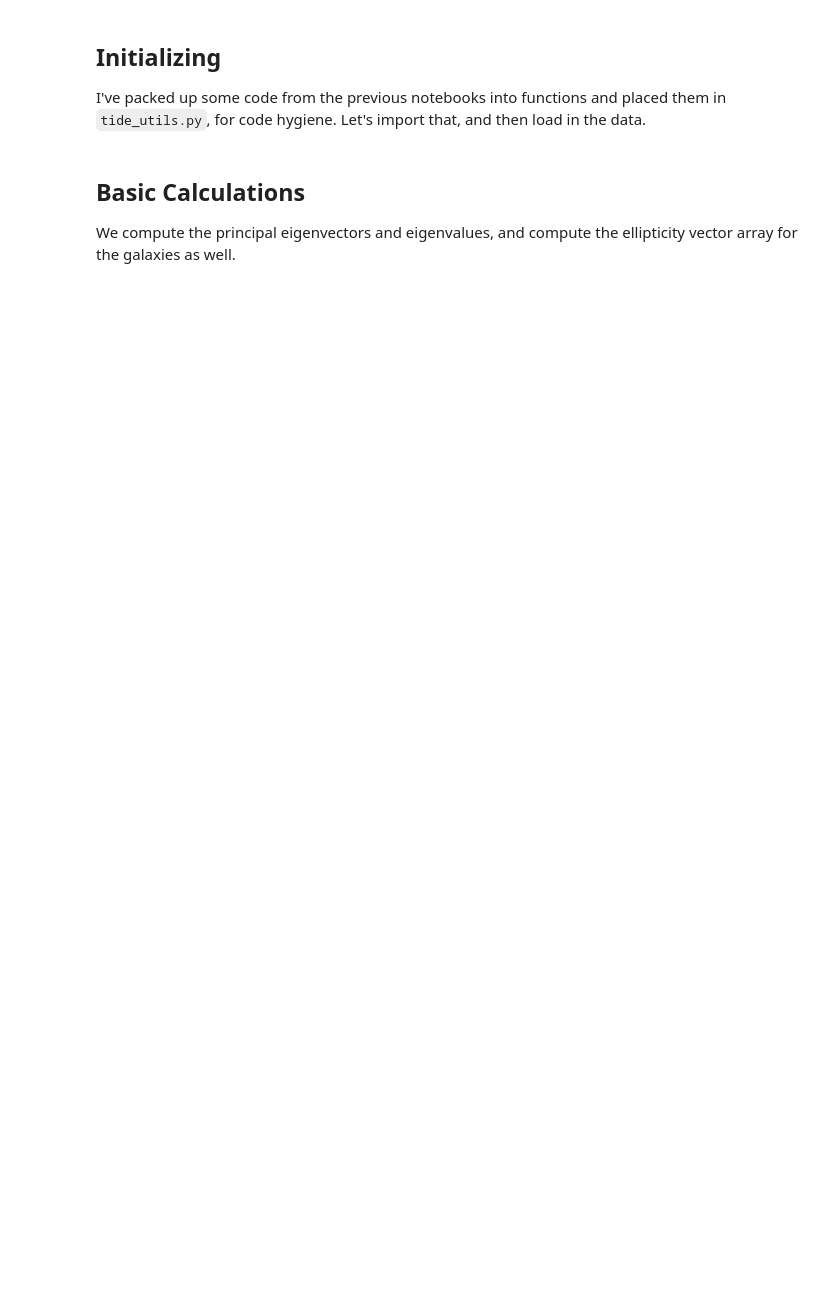
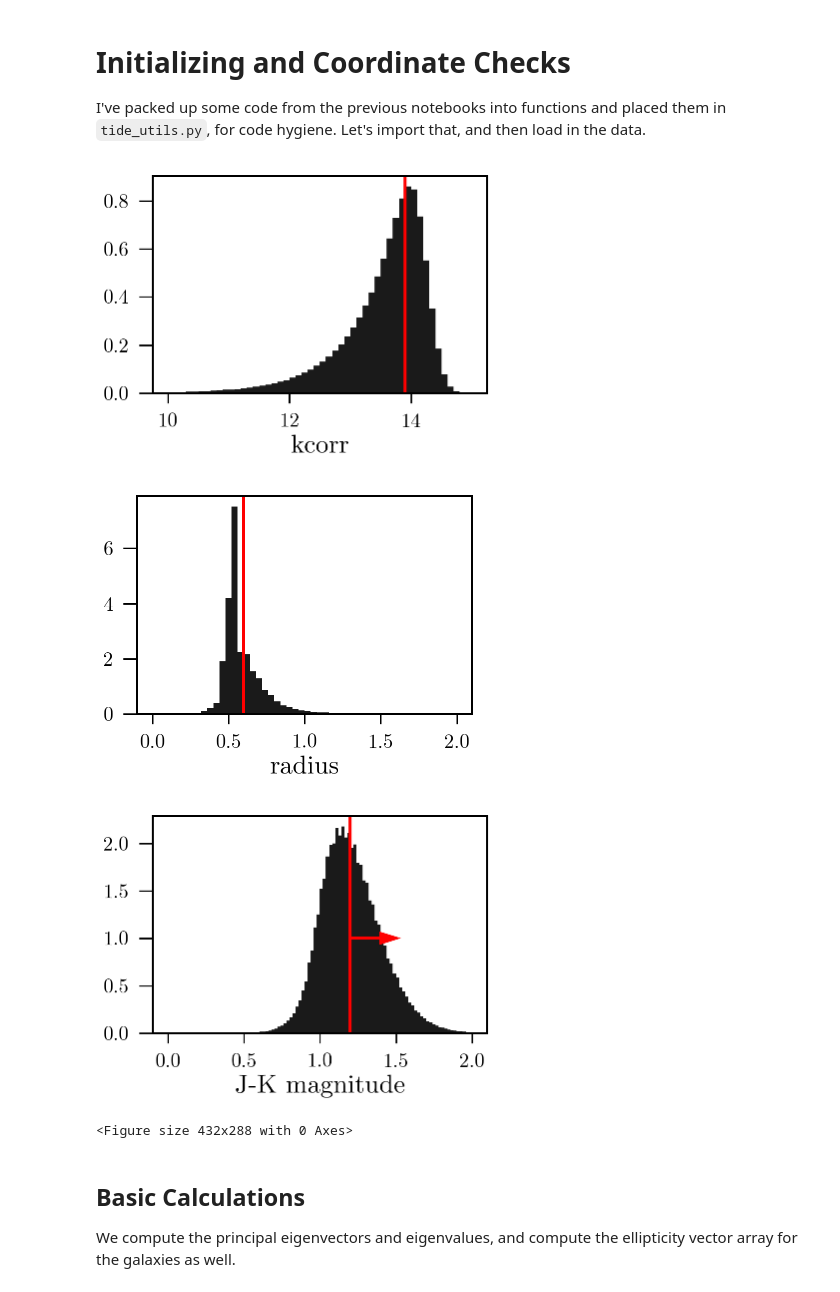
Before and after one commit to damonge/TidAl, a Jupyter notebook: notebooks/02. Statistics.ipynb, the cells around one changed output. Cells and saved outputs as stored; diff of their text form; code cells hidden in the pictures; blank space fills up the shorter version.

```diff
--- a/notebooks/02. Statistics.ipynb
+++ b/notebooks/02. Statistics.ipynb
@@ -2,7 +2,7 @@
 %matplotlib inline
 %config InlineBackend.figure_format = 'retina'
 # %% [markdown]
-## Initializing
+# Initializing and Coordinate Checks
 
 I've packed up some code from the previous notebooks into functions and placed them in `tide_utils.py`, for code hygiene. Let's import that, and then load in the data.
 # %%
@@ -25,3 +16,58 @@ nside = hp.get_nside(mask)
+# %%
+tidal, galaxy_data, mask = tide_utils.load_files(
+    tidal_filename="../outputs/out_2MASS_XSC_EQ/tidal_sm2.0.fits",
+    galaxy_cat_filename="../data/2MASS_XSC.fits",
+    mask_filename="../outputs/out_2MASS_XSC_EQ/mask.fits",
+    verbose=False)
+
+npix = len(mask)
+nside = hp.get_nside(mask)
+jk_color_cut = 1.2
+radius_cut = 0.6
+
+# masking and cuts
+gal_healpix_pixel = hp.ang2pix(
+    nside=nside,
+    phi=galaxy_data['dec'], theta=galaxy_data['ra'], lonlat=True )
+ellip = (1-galaxy_data['j_ba'])
+cut = np.logical_and(galaxy_data['kcorr_schlegel'] < 13.6,
+                     mask[gal_healpix_pixel] > 0.0)
+cut = np.logical_and(cut, ellip > 0.2)
+cut = np.logical_and(cut, galaxy_data['r_3sig'] > radius_cut)
+cut = np.logical_and(cut, galaxy_data['j_m_k20fe'] > -12345)
+# cut = np.logical_and(cut, galaxy_data['j_m_k20fe'] - galaxy_data['k_m_k20fe'] > jk_color_cut)
+
+plt.figure()
+plt.hist( galaxy_data['kcorr_schlegel'], bins=50, density=True, range=(10,15))
+plt.axvline(13.9, color="red")
+plt.xlabel("kcorr")
+
+plt.figure()
+plt.hist( np.log10( galaxy_data['r_3sig'] ), range=(0,2), bins=50, density=True )
+plt.axvline(radius_cut, color="red")
+plt.xlabel('radius')
+
+plt.figure()
+plt.hist( galaxy_data['j_m_k20fe'] - galaxy_data['k_m_k20fe'], bins=100, range=(0,2) , density=True);
+plt.xlabel("J-K magnitude")
+plt.arrow( jk_color_cut, 1, 0.2, 0, color="red", head_width=0.1, head_length=0.1)
+plt.axvline(jk_color_cut, color="red")
+
+# if a source very red, then luminosity J (bluer band) << K (redder band)
+# because magnitudes are backwards, m_J >> m_K
+# thus m_J - m_K >> 0
+# thus redder sources are more positive values of [J-K]
+
+
+plt.figure()
+
+galaxy_data = galaxy_data[ cut ]
+ngal = len(galaxy_data)
+# %% [output]
+[figure, added]
+[figure, added]
+[figure, added]
+<Figure size 432x288 with 0 Axes>
 # %% [markdown]
 ## Basic Calculations
 We compute the principal eigenvectors and eigenvalues, and compute the ellipticity vector array for the galaxies as well.
```
Also changed, not shown: parts of 24 cells of this notebook, 5 other files.
